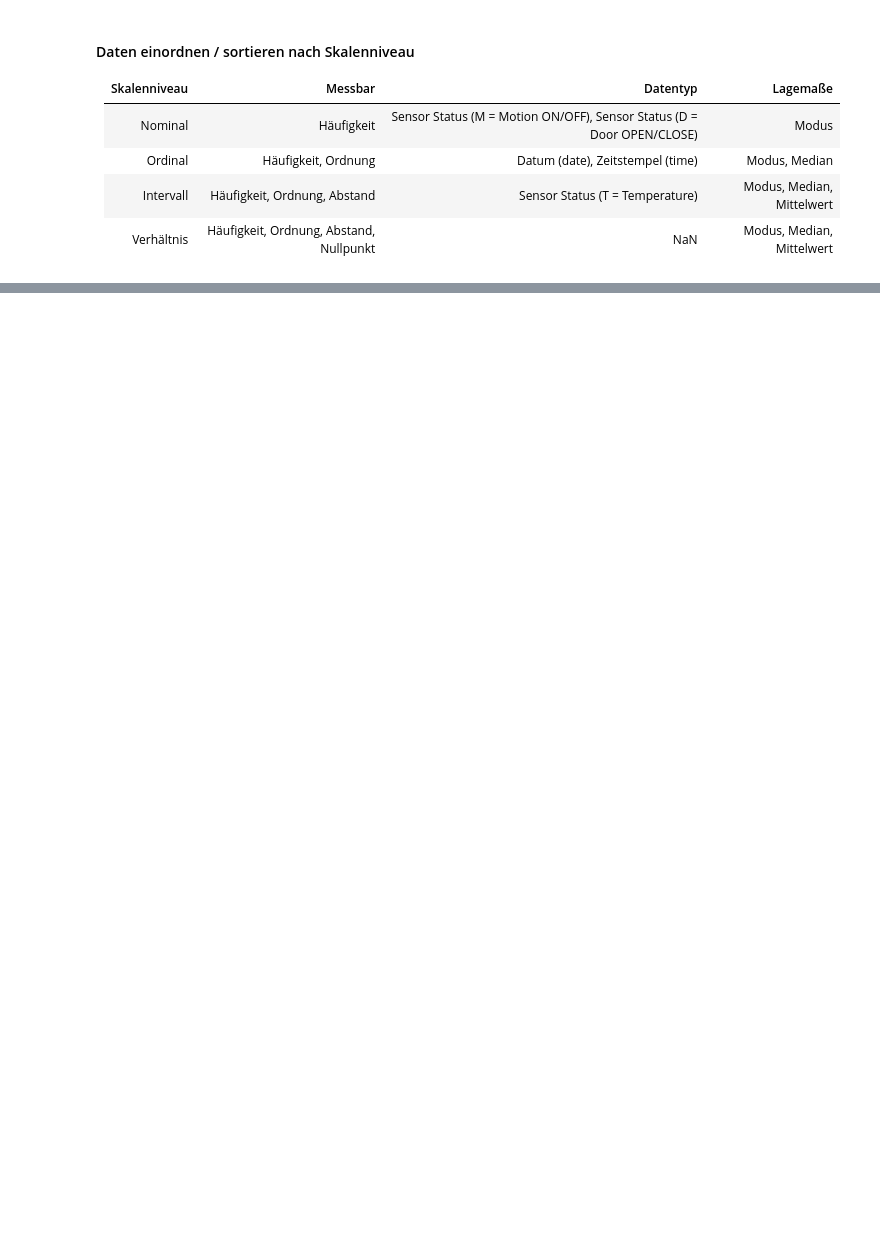
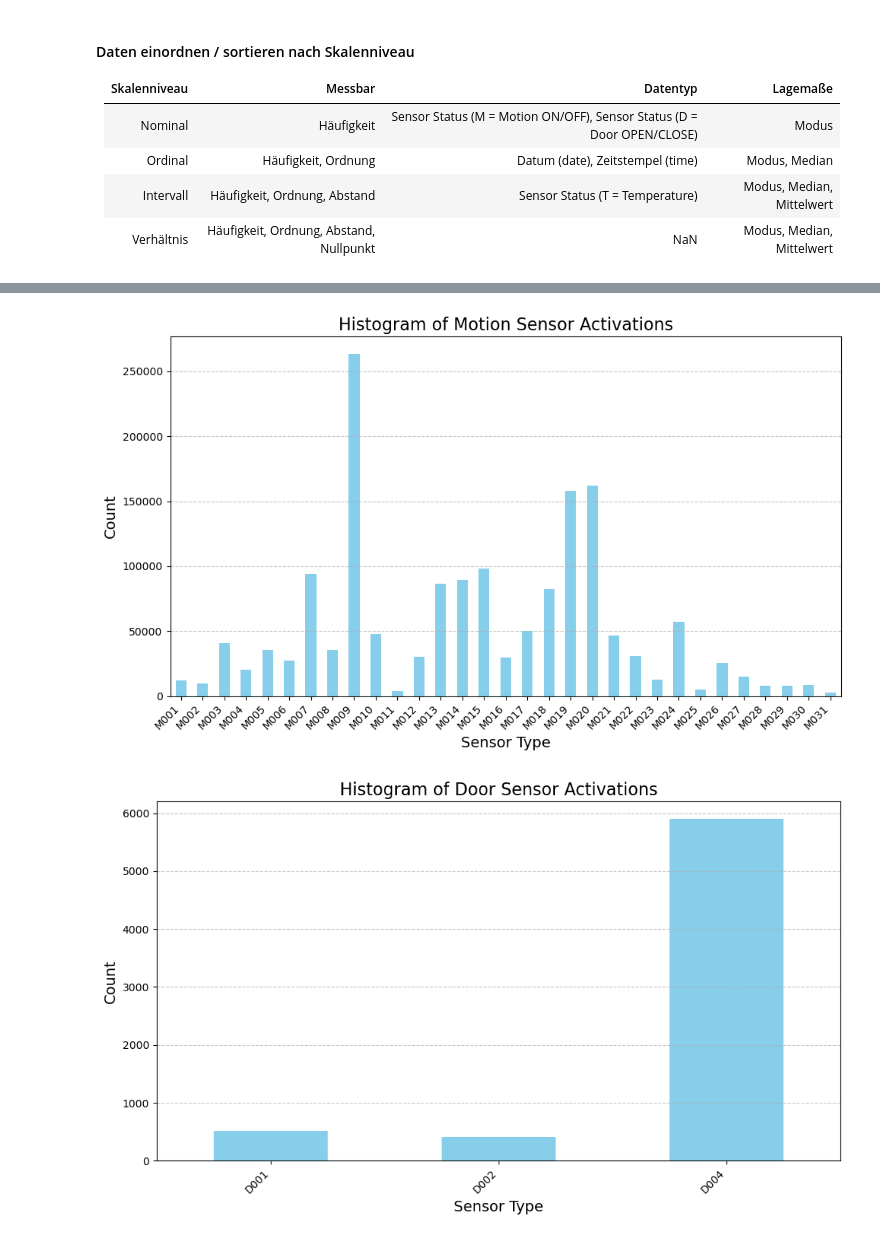
Before and after one commit to ddening/ambient-assisted-living, a Jupyter notebook: src/aruba.ipynb, the cells around one changed output, grey strips where cells are left out. Drawn from its saved outputs; the diff is of its cells as text; code cells hidden in the pictures; blank space fills up the shorter version.

Commit message:
Add Histogramm

```diff
--- a/src/aruba.ipynb
+++ b/src/aruba.ipynb
@@ -89,0 +116,29 @@ plt.show()
+# %%
+# Histogramm
+
+# Plot histogram for the simulated df_motion_sensor
+plt.figure(figsize=(10, 6))
+motion_sensor_counts = df_motion_sensor["sensor_type"].value_counts().sort_index()
+motion_sensor_counts.plot(kind="bar", color="skyblue")
+plt.title("Histogram of Motion Sensor Activations", fontsize=16)
+plt.xlabel("Sensor Type", fontsize=14)
+plt.ylabel("Count", fontsize=14)
+plt.xticks(rotation=45, ha="right")
+plt.grid(axis="y", linestyle="--", alpha=0.7)
+plt.tight_layout()
+plt.show()
+
+# Plot histogram for the simulated df_motion_sensor
+plt.figure(figsize=(10, 6))
+door_sensor_counts = df_door_closure_sensor["sensor_type"].value_counts().sort_index()
+door_sensor_counts.plot(kind="bar", color="skyblue")
+plt.title("Histogram of Door Sensor Activations", fontsize=16)
+plt.xlabel("Sensor Type", fontsize=14)
+plt.ylabel("Count", fontsize=14)
+plt.xticks(rotation=45, ha="right")
+plt.grid(axis="y", linestyle="--", alpha=0.7)
+plt.tight_layout()
+plt.show()
+# %% [output]
+[figure, added]
+[figure, added]
```
Also changed, not shown: parts of 8 cells of this notebook, 1 other file.
